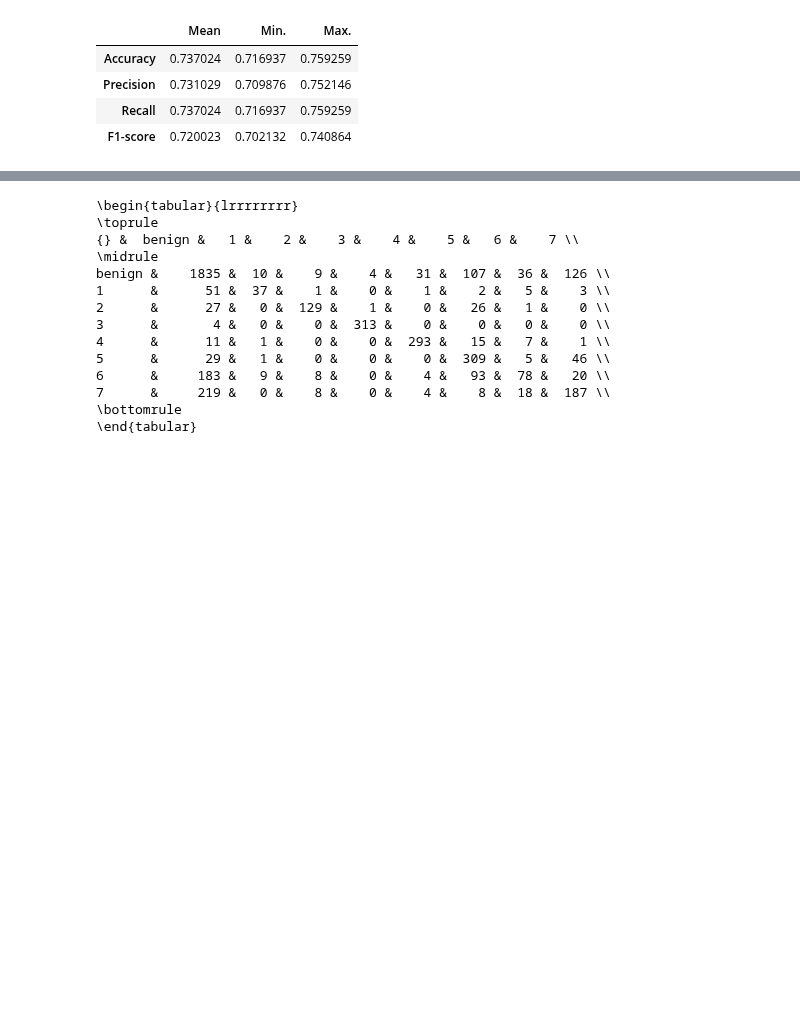
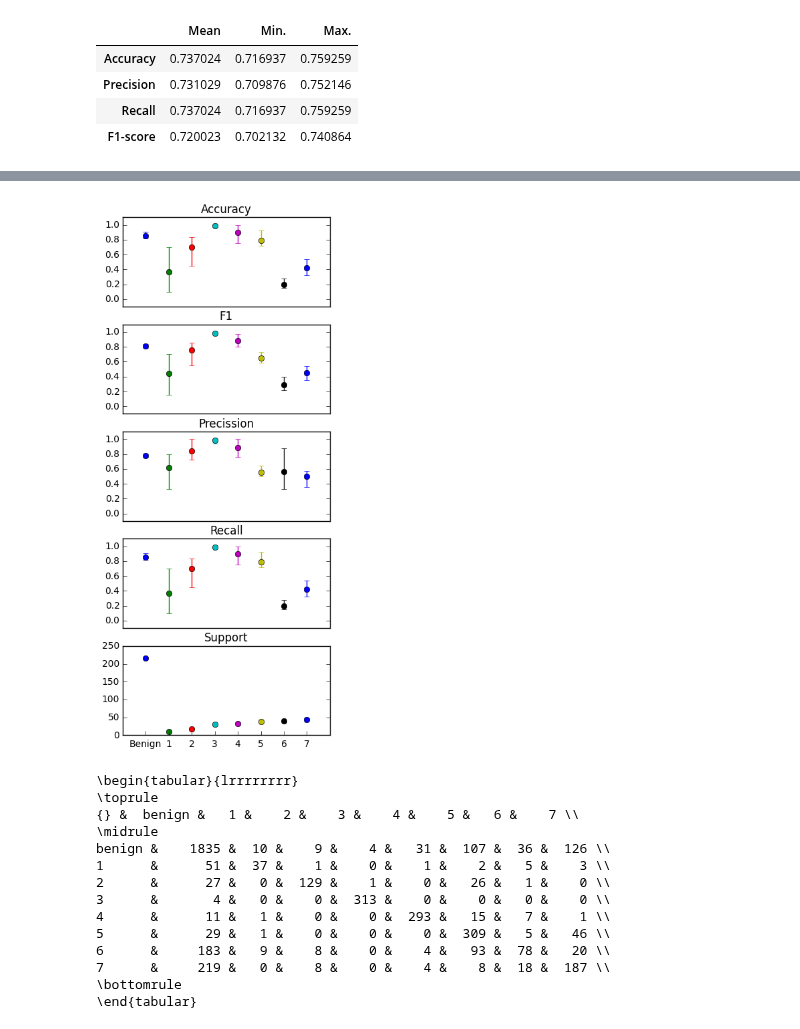
Before and after one commit to kidmose/lstm-rnn-correlation, a Jupyter notebook: results.ipynb, the cells around one changed output, grey strips where cells are left out. Saved outputs shown, nothing was run; the diff lists cells and outputs as text; code cells hidden in the pictures; blank space fills up the shorter version.

```diff
--- a/results.ipynb
+++ b/results.ipynb
@@ -133,3 +135,30 @@ df_class_classify_agg
 | 7 | 0.451951 | 0.357143 | 0.541176 | 0.495430 | 0.357143 | 0.575758 | 0.421774 | 0.319149 | 0.534884 | 44.40 | 42 | ... |
 | Benign | 0.812333 | 0.786667 | 0.835886 | 0.778319 | 0.751037 | 0.803653 | 0.850362 | 0.814815 | 0.906977 | 215.80 | 215 | ... |
 | Overall | 0.659531 | 0.153846 | 1.000000 | 0.713417 | 0.333333 | 1.000000 | 0.651666 | 0.100000 | 1.000000 | 53.95 | 10 | ... |
+# %%
+ylims = {
+    'support': [0, 250],
+}
+
+fig, axs = plt.subplots(nrows=5, ncols=1,figsize=(4, 10))
+for metric, ax in zip(['Accuracy', 'F1', 'Precission', 'Recall', 'Support',], axs):
+    for i, incident in enumerate(df_class_classify['labels'].unique().tolist()):
+        y = np.array(df_class_classify[df_class_classify['labels'] == incident][metric.lower()].tolist())
+        x = np.ones_like(y)*i
+        #ax.plot(x, y, 'x', markersize=5)
+        ax.errorbar(
+            i,
+            y.mean(),
+            yerr=[[y.mean()-y.min()], [y.max()-y.mean()]],
+            fmt='--o',
+        )
+        ax.set_ylim(ylims.get(metric.lower(), [-0.1, 1.1]))
+        ax.set_xlim([-1, 8])
+        ax.set_title(metric)
+    ax.tick_params(axis='x', which='both', bottom='off', top='off', labelbottom='off')
+
+axs[-1].tick_params(axis='x', which='major', bottom='on', top='off', labelbottom='on')
+axs[-1].set_xticklabels([''] + df_class_classify['labels'].unique().tolist() + [''])
+plt.show()
+# %% [output]
+[figure, added]
```
Also changed, not shown: parts of 2 cells of this notebook.
